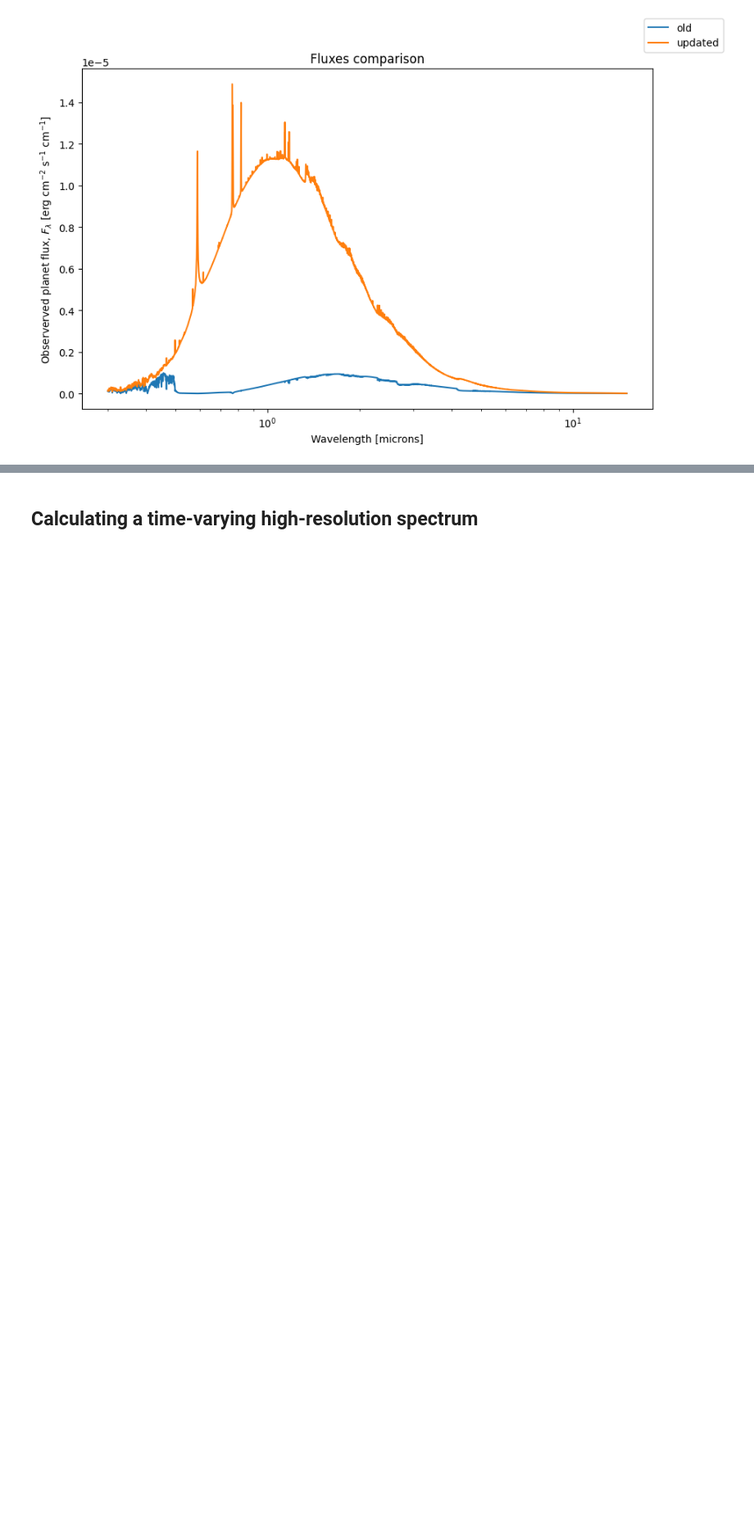
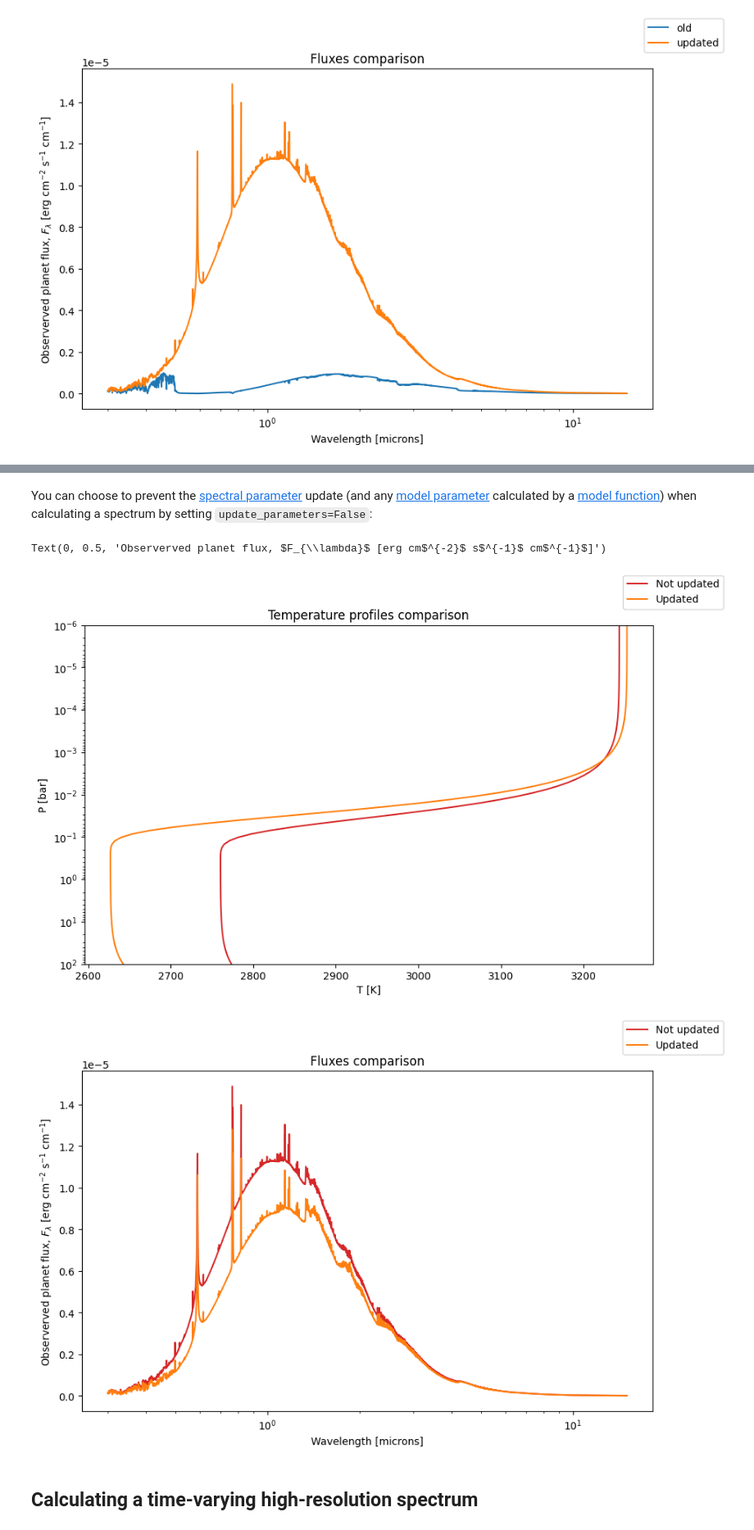
Before and after one commit to wbalmer/petitRADTRANS, a Jupyter notebook: docs/content/notebooks/spectral_model.ipynb, the cells around one changed output, grey strips where cells are left out. Shown at 82% size. Drawn from its saved outputs; the diff is of its cells as text; code cells hidden in the pictures; blank space fills up the shorter version.

```diff
--- a/docs/content/notebooks/spectral_model.ipynb
+++ b/docs/content/notebooks/spectral_model.ipynb
@@ -407,3 +464,50 @@ You can update the model and spectral parameters without generating a new spectr
+# %% [markdown]
+You can choose to prevent the [spectral parameter](#spectral_parameters) update (and any [model parameter](#model_parameters) calculated by a [model function](#model_functions)) when calculating a spectrum by setting `update_parameters=False`:
+# %%
+spectral_model.model_parameters['temperature'] = 2900
+spectral_model.model_parameters['guillot_temperature_profile_gamma'] = 2.5
+
+# Generate not updated spectrum
+wavelengths_not_updated, flux_not_updated = spectral_model.calculate_spectrum(
+    mode='emission',
+    update_parameters=False
+)
+
+# Plot not updated temperature profile
+fig, ax = plt.subplots(figsize = (10,6))
+
+ax.plot(spectral_model.temperatures, spectral_model.pressures * 1e-6, label='Not updated', color='C3')
+ax.set_yscale('log')
+ax.set_ylim([1e2, 1e-6])
+ax.set_title('Temperature profiles comparison')
+ax.set_xlabel('T [K]')
+ax.set_ylabel('P [bar]')
+
+
+# Generate updated spectrum
+wavelengths_updated, flux_updated = spectral_model.calculate_spectrum(
+    mode='emission',
+    update_parameters=True  # True by default
+)
+
+# Plot updated temperature profile
+ax.plot(spectral_model.temperatures, spectral_model.pressures * 1e-6, label='Updated', color='C1')
+fig.legend()
+
+# Plot fluxes
+fig, ax = plt.subplots(figsize = (10,6))
+
+ax.semilogx(wavelengths_not_updated[0] * 1e4, flux_not_updated[0], label='Not updated', color='C3')
+ax.semilogx(wavelengths_updated[0] * 1e4, flux_updated[0], label='Updated', color='C1')
+
+fig.legend()
+ax.set_title('Fluxes comparison')
+ax.set_xlabel('Wavelength [microns]')
+ax.set_ylabel(r'Observerved planet flux, $F_{\lambda}$ [erg cm$^{-2}$ s$^{-1}$ cm$^{-1}$]')
+# %% [output]
+Text(0, 0.5, 'Observerved planet flux, $F_{\\lambda}$ [erg cm$^{-2}$ s$^{-1}$ cm$^{-1}$]')
+[figure, added]
+[figure, added]
 # %% [markdown]
 ## Calculating a time-varying high-resolution spectrum <a id='high_resolution'></a>
 # %% [markdown]
```
Also changed, not shown: parts of 76 cells of this notebook, 8 other files.
